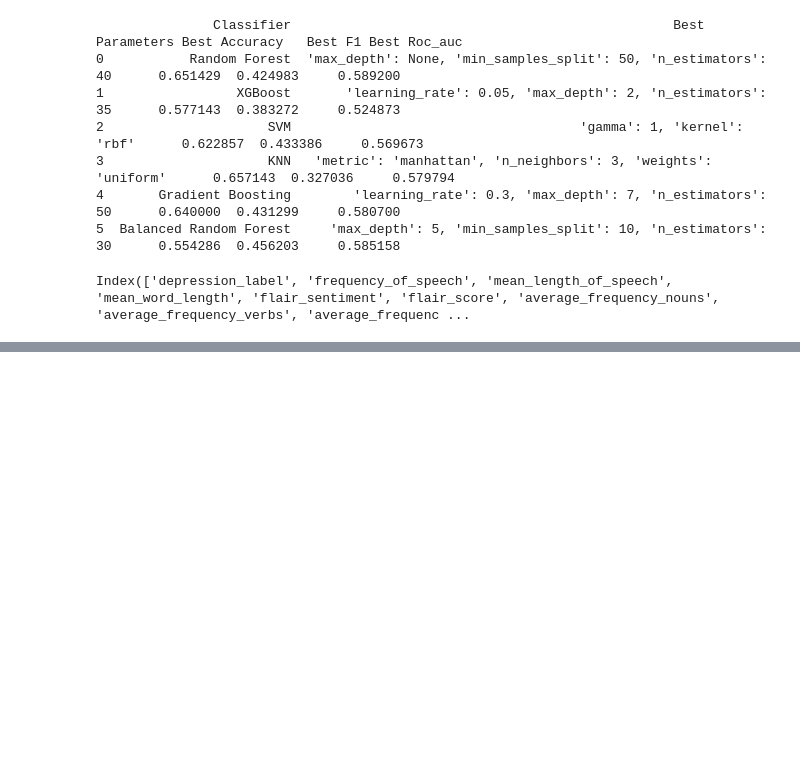
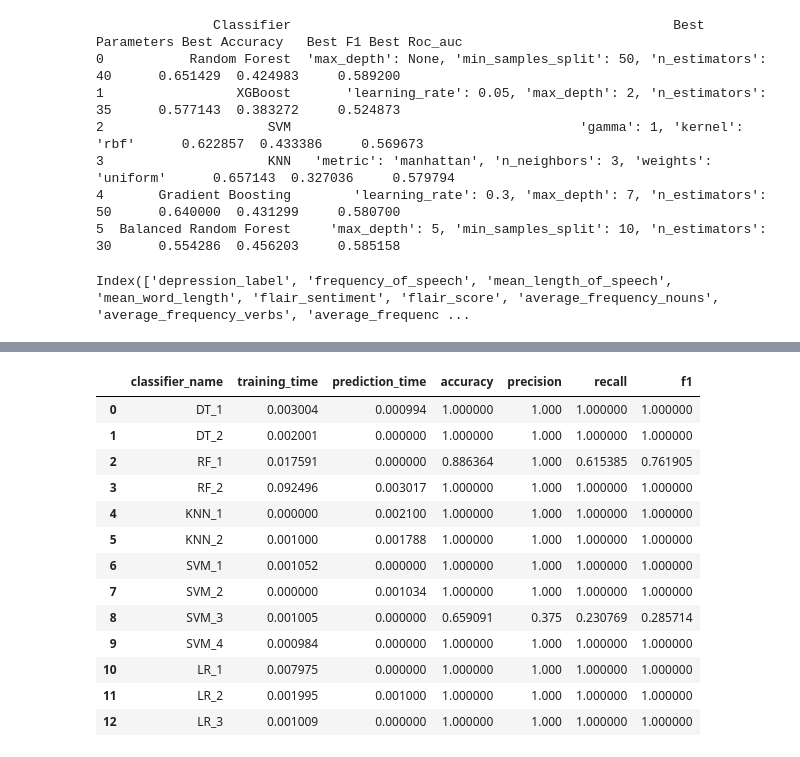
Before and after one commit to sochinghong/SU_project, a Jupyter notebook: simple_classification_v2.ipynb, the cells around one changed output, grey strips where cells are left out. Saved outputs shown, nothing was run; the diff lists cells and outputs as text; code cells hidden in the pictures; blank space fills up the shorter version.

```diff
--- a/simple_classification_v2.ipynb
+++ b/simple_classification_v2.ipynb
@@ -772,0 +818,77 @@ X_train_norm, X_test_norm, y_train, y_test = train_test_split(X_array_1_normaliz
+# %%
+# Individual performance metrics
+from sklearn.metrics import accuracy_score, precision_score, recall_score, f1_score
+import time
+
+# Pandas dataframe to store results of each variable on the 10 classifiers
+results_1 = pd.DataFrame({
+                        "classifier_name": [],
+                        "training_time": [],
+                        "prediction_time": [],
+                        "accuracy": [],
+                        "precision": [],
+                        "recall": [],
+                        "f1": []
+                        })
+# %%
+# Apply the classifier in each dataset
+for name, classifier in models_1.items():
+
+    # Start measuring the training time
+    t_start = time.time()
+    # The code below applies the specific classifier from the loop on the data
+    classifier.fit(X_train_norm,y_train)
+    # Stop measuring training time
+    t_end = time.time()
+    # Calculate Variable of interest `training_time`
+    training_time = t_end - t_start
+    #######
+
+    # Start measuring the prediction time
+    t_start = time.time()
+    # Predict on test set
+    y_predicted = classifier.predict(X_test_norm)
+    # Stop measuring prediction time
+    t_end = time.time()
+    # Calculate Variable of interest `prediction_time`
+    prediction_time = t_end - t_start
+    #######
+
+
+    # Get performance metrics
+    accuracy_result = accuracy_score(y_test, y_predicted)
+    precision_result = precision_score(y_test, y_predicted, zero_division=0)
+    recall_result = recall_score(y_test, y_predicted)
+    f1_result = f1_score(y_test, y_predicted)
+    #######
+
+
+    #### Generate the results to populate the pandas.DataFrame
+    this_result = pd.DataFrame({
+                    "classifier_name": [name],
+                    "training_time": [training_time],
+                    "prediction_time": [prediction_time],
+                    "accuracy": [accuracy_result],
+                    "precision": [precision_result],
+                    "recall": [recall_result],
+                    "f1": [f1_result]
+                    })
+    # Append to the main dataframe with the results
+    results_1 = pd.concat([results_1, this_result], axis=0, ignore_index=True)
+
+results_1
+# %% [output]
+|  | classifier_name | training_time | prediction_time | accuracy | precision | recall | f1 |
+| 0 | DT_1 | 0.003004 | 0.000994 | 1.000000 | 1.000 | 1.000000 | 1.000000 |
+| 1 | DT_2 | 0.002001 | 0.000000 | 1.000000 | 1.000 | 1.000000 | 1.000000 |
+| 2 | RF_1 | 0.017591 | 0.000000 | 0.886364 | 1.000 | 0.615385 | 0.761905 |
+| 3 | RF_2 | 0.092496 | 0.003017 | 1.000000 | 1.000 | 1.000000 | 1.000000 |
+| 4 | KNN_1 | 0.000000 | 0.002100 | 1.000000 | 1.000 | 1.000000 | 1.000000 |
+| 5 | KNN_2 | 0.001000 | 0.001788 | 1.000000 | 1.000 | 1.000000 | 1.000000 |
+| 6 | SVM_1 | 0.001052 | 0.000000 | 1.000000 | 1.000 | 1.000000 | 1.000000 |
+| 7 | SVM_2 | 0.000000 | 0.001034 | 1.000000 | 1.000 | 1.000000 | 1.000000 |
+| 8 | SVM_3 | 0.001005 | 0.000000 | 0.659091 | 0.375 | 0.230769 | 0.285714 |
+| 9 | SVM_4 | 0.000984 | 0.000000 | 1.000000 | 1.000 | 1.000000 | 1.000000 |
+| 10 | LR_1 | 0.007975 | 0.000000 | 1.000000 | 1.000 | 1.000000 | 1.000000 |
+| 11 | LR_2 | 0.001995 | 0.001000 | 1.000000 | 1.000 | 1.000000 | 1.000000 |
+| 12 | LR_3 | 0.001009 | 0.000000 | 1.000000 | 1.000 | 1.000000 | 1.000000 |
```
Also changed, not shown: parts of 11 cells of this notebook.
